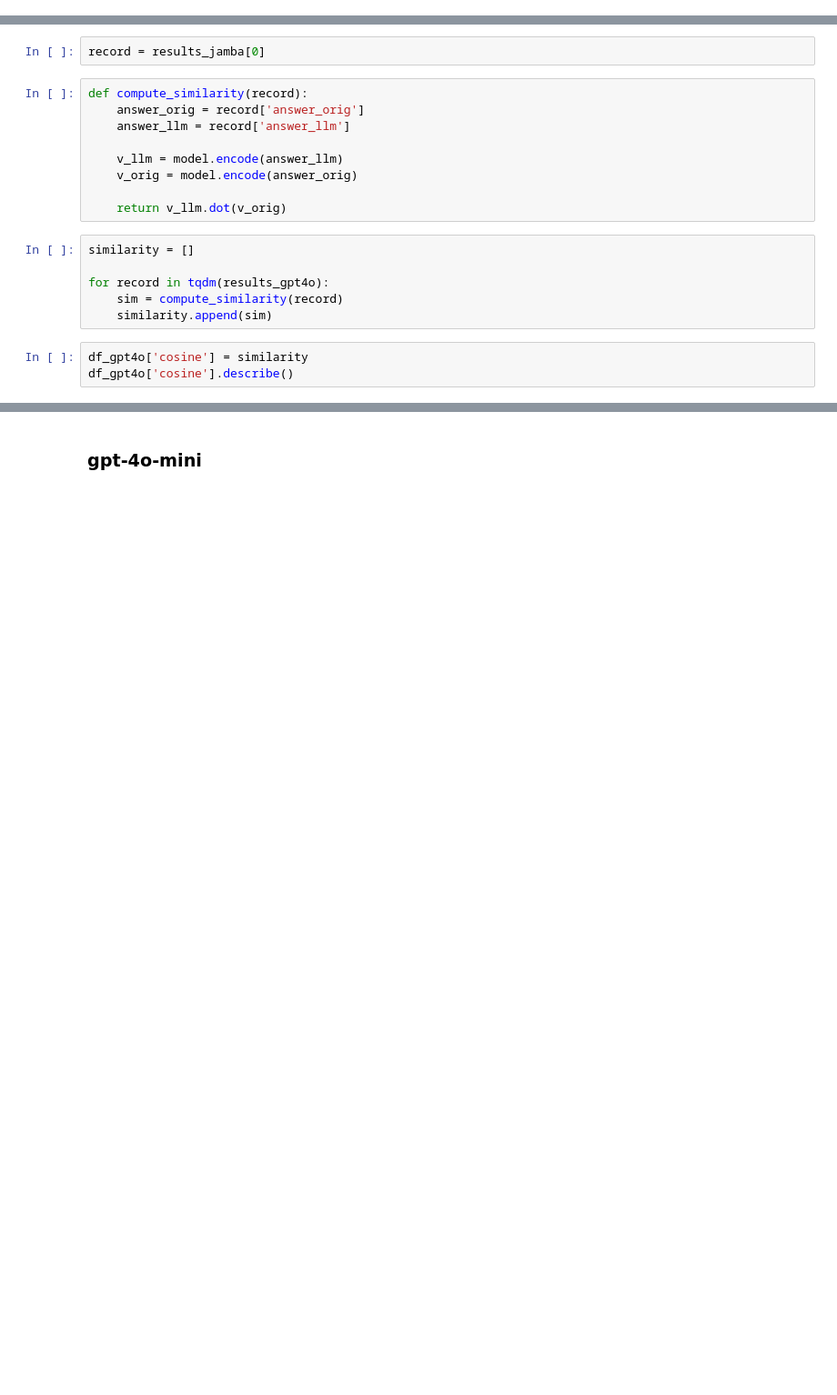
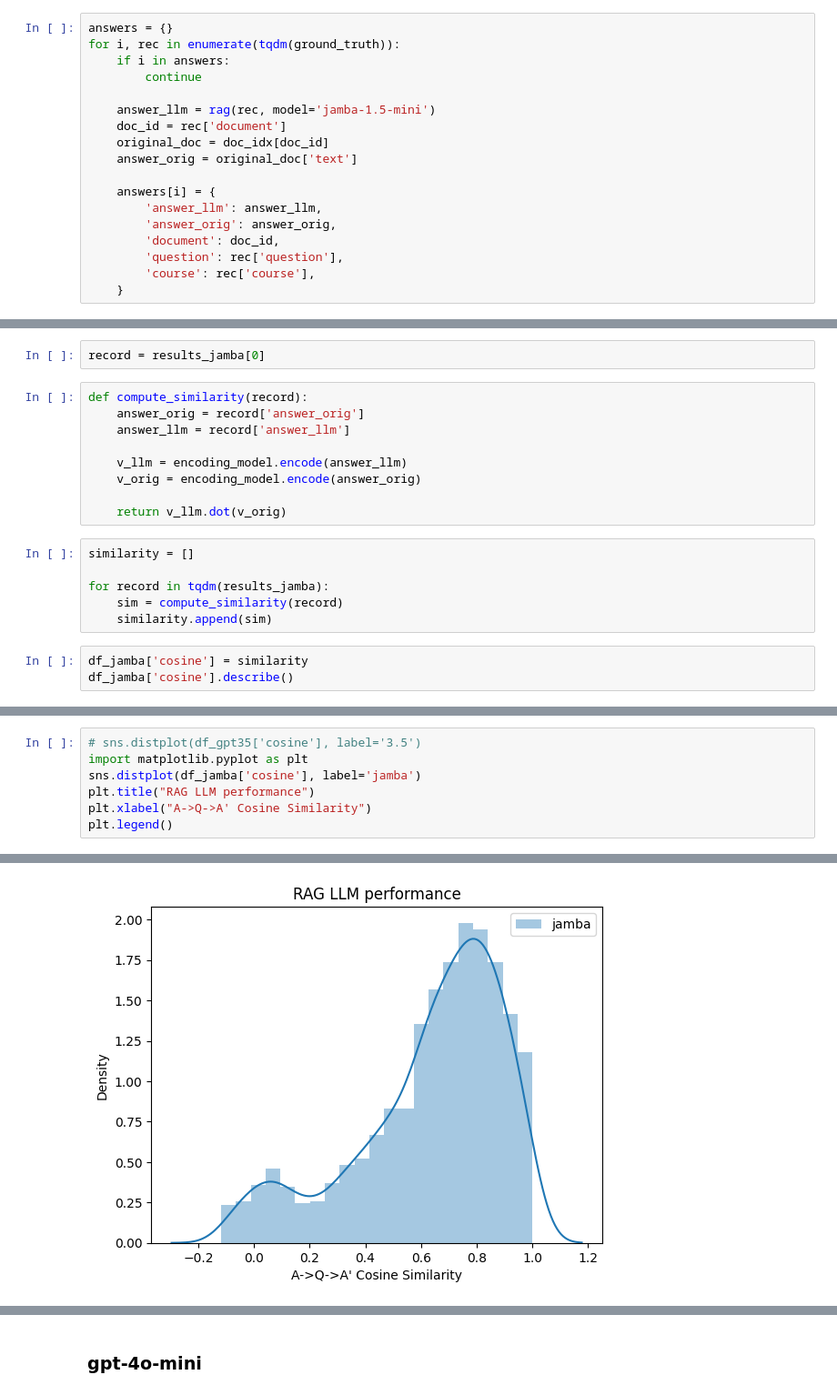
Before and after one commit to varunsood189/llm-zoomcap, a Jupyter notebook: lesson4/offline-rag-evaluation.ipynb, the cells around one changed output, grey strips where cells are left out. Shown at 91% size. Drawn from its saved outputs; the diff is of its cells as text; blank space fills up the shorter version.

Commit message:
using jamba

```diff
--- a/lesson4/offline-rag-evaluation.ipynb
+++ b/lesson4/offline-rag-evaluation.ipynb
@@ -339,0 +348,18 @@ results_jamba_1_5 = map_progress(pool, ground_truth, process_record)
+# %%
+answers = {}
+for i, rec in enumerate(tqdm(ground_truth)):
+    if i in answers:
+        continue
+
+    answer_llm = rag(rec, model='jamba-1.5-mini')
+    doc_id = rec['document']
+    original_doc = doc_idx[doc_id]
+    answer_orig = original_doc['text']
+
+    answers[i] = {
+        'answer_llm': answer_llm,
+        'answer_orig': answer_orig,
+        'document': doc_id,
+        'question': rec['question'],
+        'course': rec['course'],
+    }
@@ -361,18 +409,18 @@ def compute_similarity(record):
     answer_orig = record['answer_orig']
     answer_llm = record['answer_llm']
 
-    v_llm = model.encode(answer_llm)
-    v_orig = model.encode(answer_orig)
+    v_llm = encoding_model.encode(answer_llm)
+    v_orig = encoding_model.encode(answer_orig)
 
     return v_llm.dot(v_orig)
 # %%
 similarity = []
 
-for record in tqdm(results_gpt4o):
+for record in tqdm(results_jamba):
     sim = compute_similarity(record)
     similarity.append(sim)
 # %%
-df_gpt4o['cosine'] = similarity
-df_gpt4o['cosine'].describe()
+df_jamba['cosine'] = similarity
+df_jamba['cosine'].describe()
 # %% [output]
 count    1830.000000
@@ -390,0 +437,8 @@ Matplotlib is building the font cache; this may take a moment.
+# %%
+# sns.distplot(df_gpt35['cosine'], label='3.5')
+import matplotlib.pyplot as plt
+sns.distplot(df_jamba['cosine'], label='jamba')
+plt.title("RAG LLM performance")
+plt.xlabel("A->Q->A' Cosine Similarity")
+plt.legend()
+# %% [output]
@@ -391 +455,2 @@ Matplotlib is building the font cache; this may take a moment.
+[figure, added]
 # %% [markdown]
```
Also changed, not shown: parts of 45 cells of this notebook, 2 other files.
